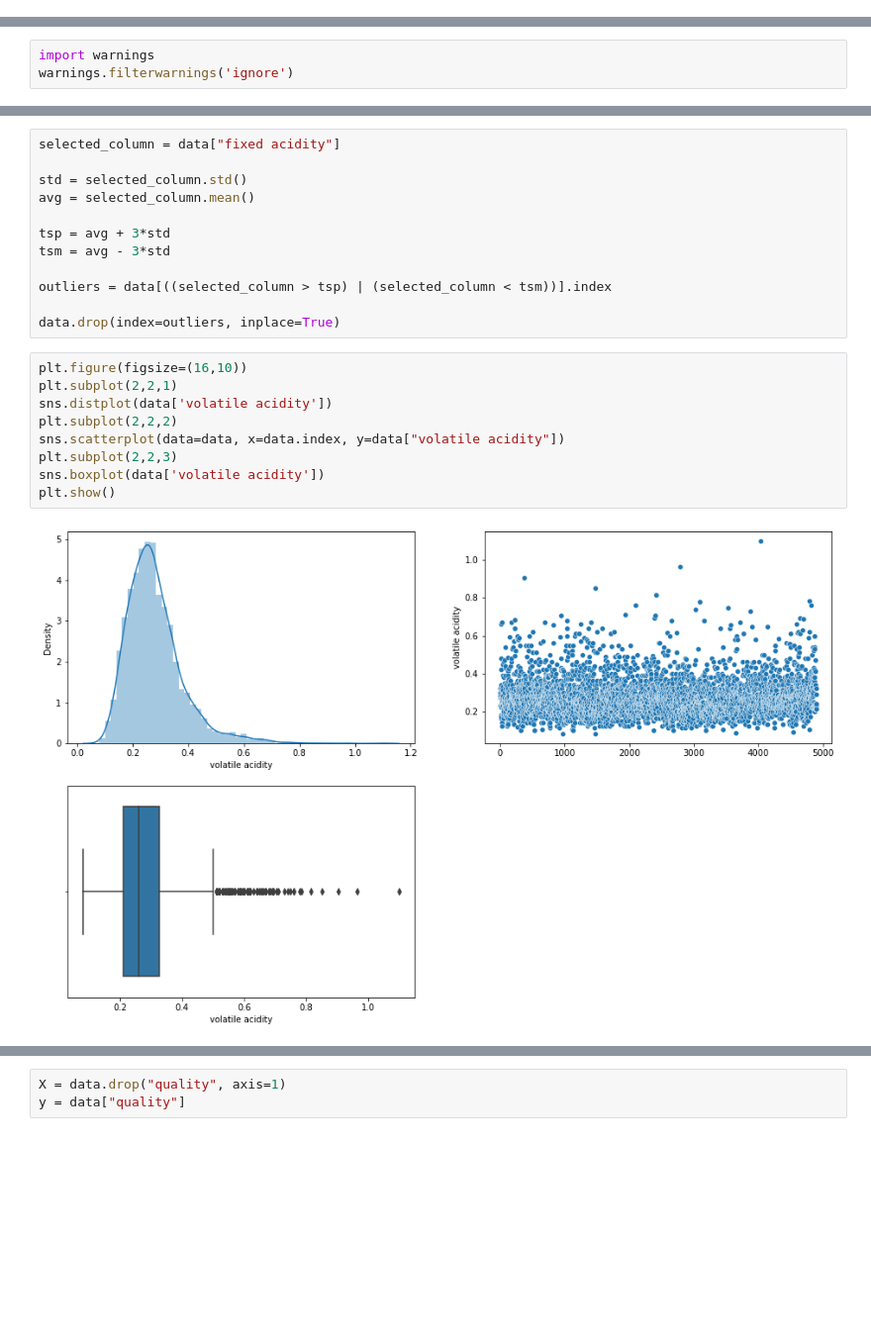
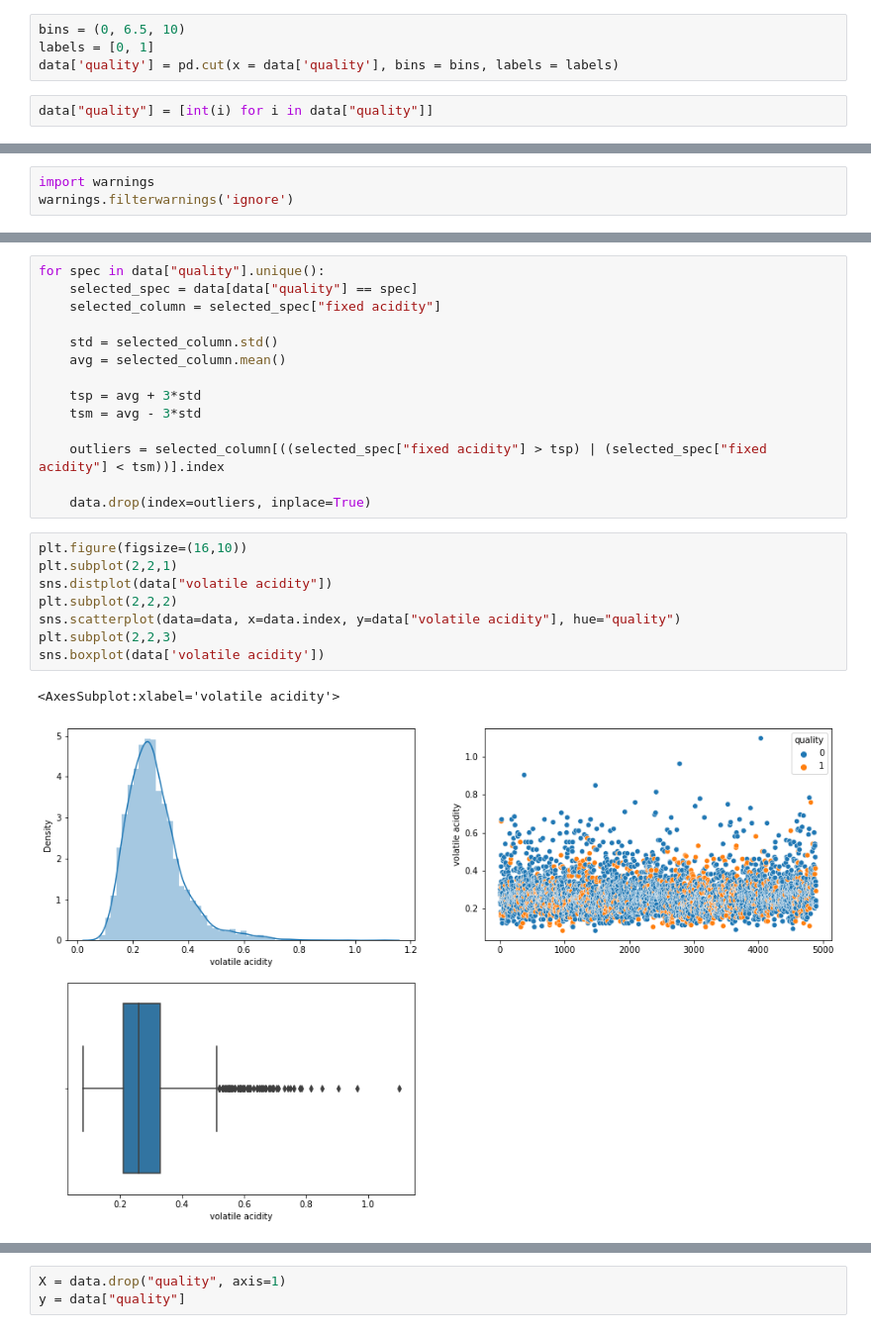
Before and after one commit to selimgokirmak/Machine_Learning_Exercises, a Jupyter notebook: 4-winequality_white/winequality-white.ipynb, the cells around one changed output, grey strips where cells are left out. Shown at 99% size. Cells and saved outputs as stored; diff of their text form; blank space fills up the shorter version.

```diff
--- a/4-winequality_white/winequality-white.ipynb
+++ b/4-winequality_white/winequality-white.ipynb
@@ -63,6 +40,12 @@ Data columns (total 12 columns):
  11  quality               3961 non-null   int64
 dtypes: float64(11), int64(1)
 memory usage: 402.3 KB
+# %%
+bins = (0, 6.5, 10)
+labels = [0, 1]
+data['quality'] = pd.cut(x = data['quality'], bins = bins, labels = labels)
+# %%
+data["quality"] = [int(i) for i in data["quality"]]
 # %%
 data.describe()
 # %% [output]
@@ -92,24 +97,26 @@ plt.show()
 # %%
-selected_column = data["fixed acidity"]
+for spec in data["quality"].unique():
+    selected_spec = data[data["quality"] == spec]
+    selected_column = selected_spec["fixed acidity"]
 
-std = selected_column.std()
-avg = selected_column.mean()
+    std = selected_column.std()
+    avg = selected_column.mean()
 
-tsp = avg + 3*std
-tsm = avg - 3*std
+    tsp = avg + 3*std
+    tsm = avg - 3*std
 
-outliers = data[((selected_column > tsp) | (selected_column < tsm))].index
+    outliers = selected_column[((selected_spec["fixed acidity"] > tsp) | (selected_spec["fixed acidity"] < tsm))].index
 
-data.drop(index=outliers, inplace=True)
+    data.drop(index=outliers, inplace=True)
 # %%
 plt.figure(figsize=(16,10))
 plt.subplot(2,2,1)
-sns.distplot(data['volatile acidity'])
+sns.distplot(data["volatile acidity"])
 plt.subplot(2,2,2)
-sns.scatterplot(data=data, x=data.index, y=data["volatile acidity"])
+sns.scatterplot(data=data, x=data.index, y=data["volatile acidity"], hue="quality")
 plt.subplot(2,2,3)
 sns.boxplot(data['volatile acidity'])
-plt.show()
 # %% [output]
+<AxesSubplot:xlabel='volatile acidity'>
-[figure, old version]
+[figure, new version]
 # %%
```
Also changed, not shown: parts of 54 cells of this notebook.
